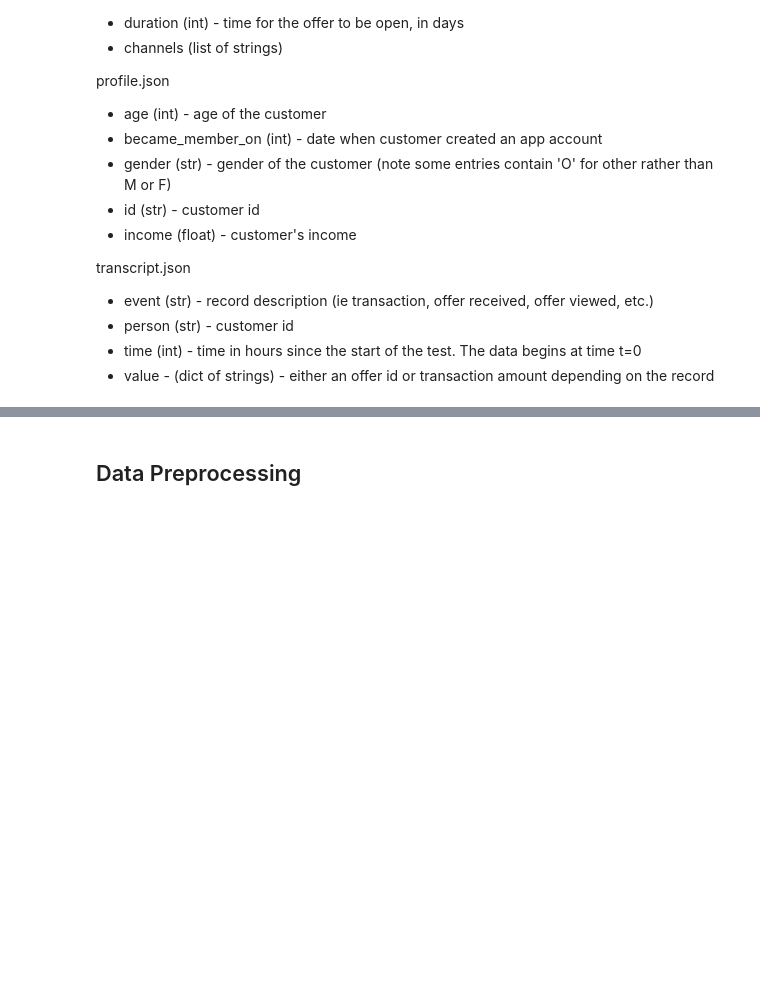
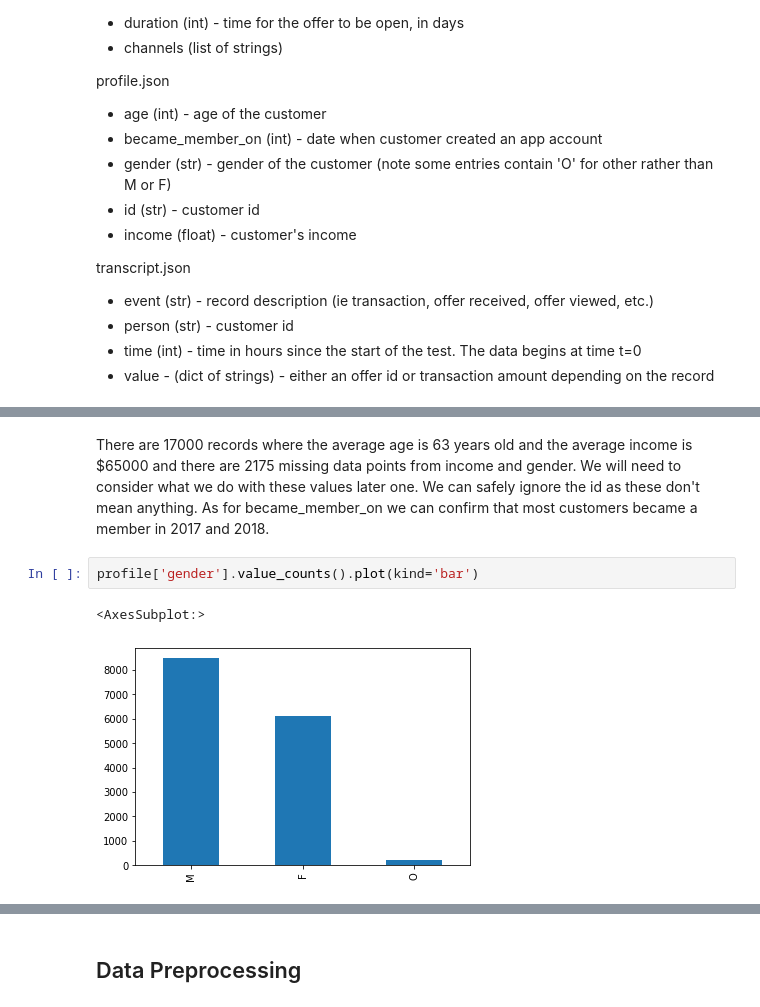
Before and after one commit to beauvilerobed/predict-consumer-responses, a Jupyter notebook: train_and_deploy.ipynb, the cells around one changed output, grey strips where cells are left out. Saved outputs shown, nothing was run; the diff lists cells and outputs as text; blank space fills up the shorter version.

Commit message:
update: added more analysis of customers profiles

```diff
--- a/train_and_deploy.ipynb
+++ b/train_and_deploy.ipynb
@@ -57,0 +88,7 @@ array([[<AxesSubplot:title={'center':'age'}>,
+# %% [markdown]
+There are 17000 records where the average age is 63 years old and the average income is $65000 and there are 2175 missing data points from income and gender. We will need to consider what we do with these values later one. We can safely ignore the id as these don't mean anything. As for became_member_on we can confirm that most customers became a member in 2017 and 2018.
+# %%
+profile['gender'].value_counts().plot(kind='bar')
+# %% [output]
+<AxesSubplot:>
+[figure, added]
```
Also changed, not shown: parts of 30 cells of this notebook.
